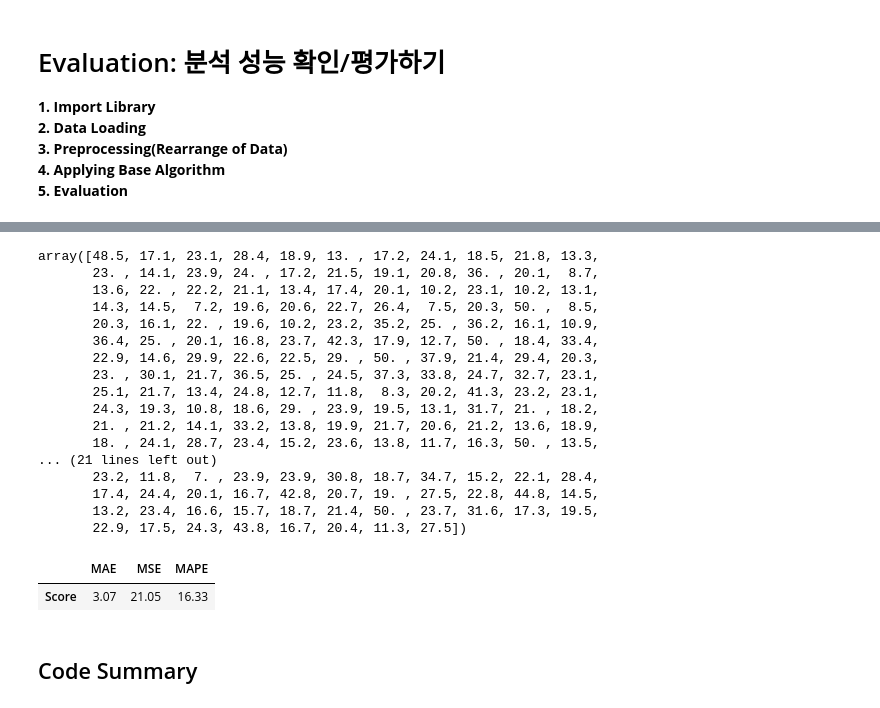
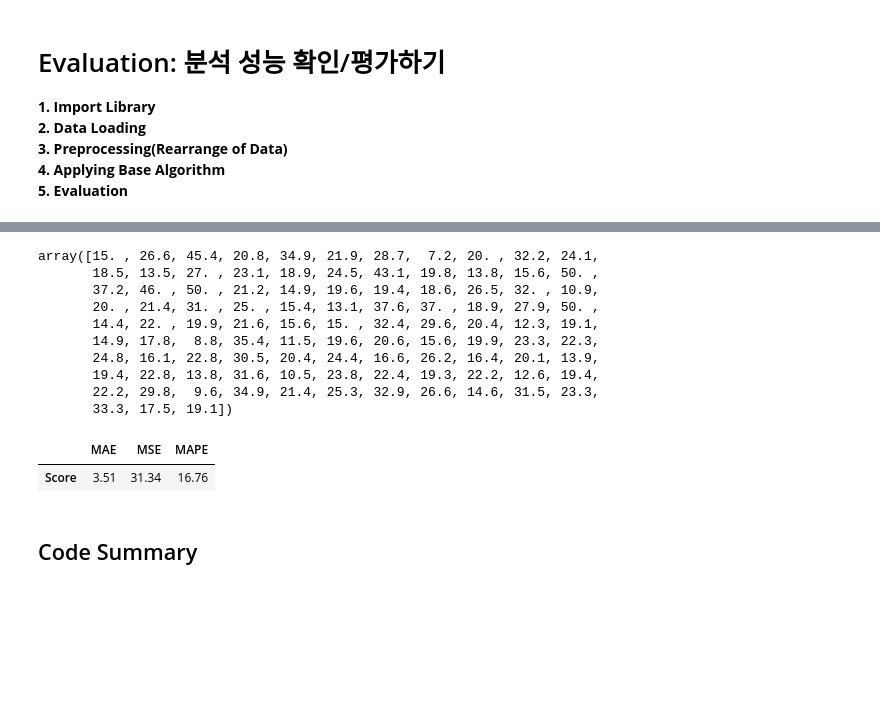
Before and after one commit to cheonbi/BigData-PythonAnalysis, a Jupyter notebook: Practice2-2_DataAnalysis_BaseRegression_KK.ipynb, the cells around one changed output, grey strips where cells are left out. Drawn from its saved outputs; the diff is of its cells as text; code cells hidden in the pictures; blank space fills up the shorter version.

```diff
--- a/Practice2-2_DataAnalysis_BaseRegression_KK.ipynb
+++ b/Practice2-2_DataAnalysis_BaseRegression_KK.ipynb
@@ -1493,8 +1493,8 @@ X_train_fes, X_test_fes = scale(scaler, X_train_fe, X_test_fe)
 algo_reg1 = sm.OLS(Y_train, X_train_fes).fit()
 display(algo_reg1.summary())
 
-Y_trp_reg1 = algo_reg1.predict(X_train_fes).values
-Y_tep_reg1 = algo_reg1.predict(X_test_fes).values
+Y_trpred = algo_reg1.predict(X_train_fes).values
+Y_tepred = algo_reg1.predict(X_test_fes).values
 # %% [output]
 (404, 13) (404, 1)
 (102, 13) (102, 1)
@@ -1576,31 +1576,24 @@ Y_train
 # %%
-Y_train.values.flatten()
+Y_test.values.flatten()
 # %% [output]
-array([48.5, 17.1, 23.1, 28.4, 18.9, 13. , 17.2, 24.1, 18.5, 21.8, 13.3,
-       23. , 14.1, 23.9, 24. , 17.2, 21.5, 19.1, 20.8, 36. , 20.1,  8.7,
-       13.6, 22. , 22.2, 21.1, 13.4, 17.4, 20.1, 10.2, 23.1, 10.2, 13.1,
-       14.3, 14.5,  7.2, 19.6, 20.6, 22.7, 26.4,  7.5, 20.3, 50. ,  8.5,
-       20.3, 16.1, 22. , 19.6, 10.2, 23.2, 35.2, 25. , 36.2, 16.1, 10.9,
-       36.4, 25. , 20.1, 16.8, 23.7, 42.3, 17.9, 12.7, 50. , 18.4, 33.4,
-       22.9, 14.6, 29.9, 22.6, 22.5, 29. , 50. , 37.9, 21.4, 29.4, 20.3,
-       23. , 30.1, 21.7, 36.5, 25. , 24.5, 37.3, 33.8, 24.7, 32.7, 23.1,
-       25.1, 21.7, 13.4, 24.8, 12.7, 11.8,  8.3, 20.2, 41.3, 23.2, 23.1,
-       24.3, 19.3, 10.8, 18.6, 29. , 23.9, 19.5, 13.1, 31.7, 21. , 18.2,
-       21. , 21.2, 14.1, 33.2, 13.8, 19.9, 21.7, 20.6, 21.2, 13.6, 18.9,
-       18. , 24.1, 28.7, 23.4, 15.2, 23.6, 13.8, 11.7, 16.3, 50. , 13.5,
-... (21 lines left out)
-       23.2, 11.8,  7. , 23.9, 23.9, 30.8, 18.7, 34.7, 15.2, 22.1, 28.4,
-       17.4, 24.4, 20.1, 16.7, 42.8, 20.7, 19. , 27.5, 22.8, 44.8, 14.5,
-       13.2, 23.4, 16.6, 15.7, 18.7, 21.4, 50. , 23.7, 31.6, 17.3, 19.5,
-       22.9, 17.5, 24.3, 43.8, 16.7, 20.4, 11.3, 27.5])
+array([15. , 26.6, 45.4, 20.8, 34.9, 21.9, 28.7,  7.2, 20. , 32.2, 24.1,
+       18.5, 13.5, 27. , 23.1, 18.9, 24.5, 43.1, 19.8, 13.8, 15.6, 50. ,
+       37.2, 46. , 50. , 21.2, 14.9, 19.6, 19.4, 18.6, 26.5, 32. , 10.9,
+       20. , 21.4, 31. , 25. , 15.4, 13.1, 37.6, 37. , 18.9, 27.9, 50. ,
+       14.4, 22. , 19.9, 21.6, 15.6, 15. , 32.4, 29.6, 20.4, 12.3, 19.1,
+       14.9, 17.8,  8.8, 35.4, 11.5, 19.6, 20.6, 15.6, 19.9, 23.3, 22.3,
+       24.8, 16.1, 22.8, 30.5, 20.4, 24.4, 16.6, 26.2, 16.4, 20.1, 13.9,
+       19.4, 22.8, 13.8, 31.6, 10.5, 23.8, 22.4, 19.3, 22.2, 12.6, 19.4,
+       22.2, 29.8,  9.6, 34.9, 21.4, 25.3, 32.9, 26.6, 14.6, 31.5, 23.3,
+       33.3, 17.5, 19.1])
 # %%
-MAE = abs(Y_train.values.flatten() - Y_trp_reg1).mean()
-MSE = ((Y_train.values.flatten() - Y_trp_reg1)**2).mean()
-MAPE = (abs(Y_train.values.flatten() - Y_trp_reg1)/Y_train.values.flatten()*100).mean()
+MAE = abs(Y_test.values.flatten() - Y_tepred).mean()
+MSE = ((Y_test.values.flatten() - Y_tepred)**2).mean()
+MAPE = (abs(Y_test.values.flatten() - Y_tepred)/Y_test.values.flatten()*100).mean()
 pd.DataFrame([MAE, MSE, MAPE], index=['MAE', 'MSE', 'MAPE'], columns=['Score']).T
 # %% [output]
 |  | MAE | MSE | MAPE |
-| Score | 3.07 | 21.05 | 16.33 |
+| Score | 3.51 | 31.34 | 16.76 |
 # %% [markdown]
 ## Code Summary
 # %%
```
Also changed, not shown: parts of 18 cells of this notebook, 1 other file.
